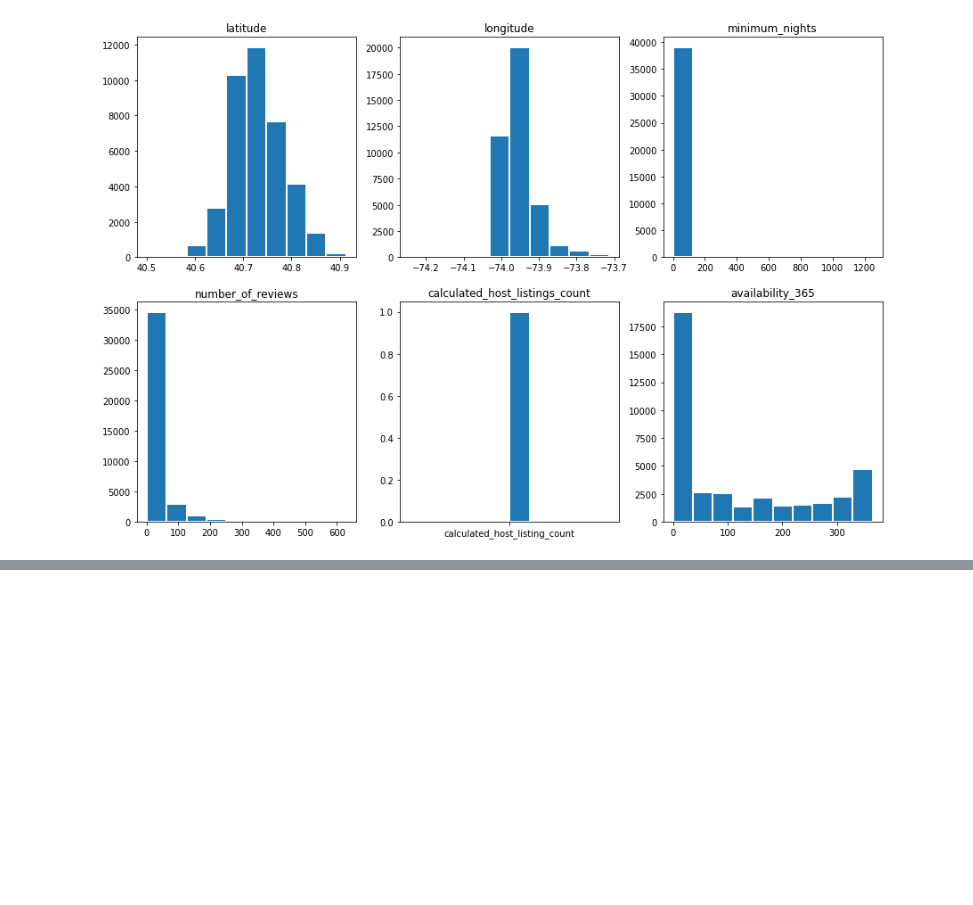
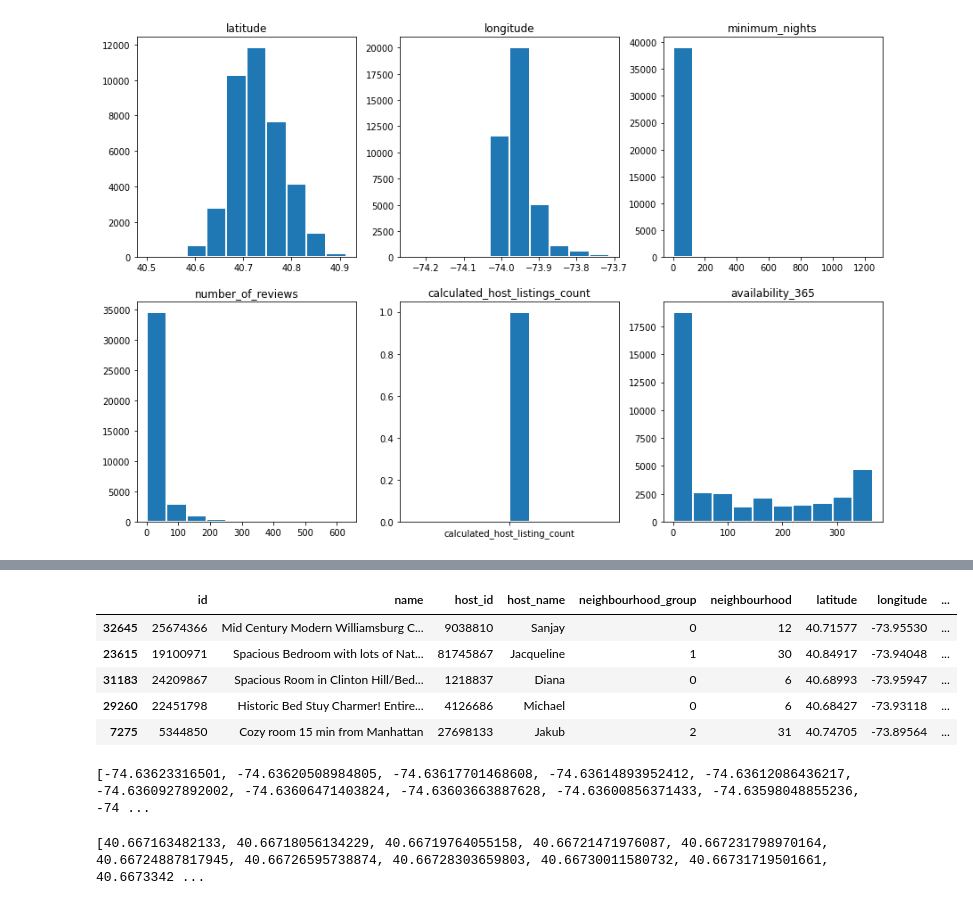
Before and after one commit to jeyakumarvs/datascience, a Jupyter notebook: airbnb_price_prediction.ipynb, the cells around one changed output, grey strips where cells are left out. Saved outputs shown, nothing was run; the diff lists cells and outputs as text; code cells hidden in the pictures; blank space fills up the shorter version.

```diff
--- a/airbnb_price_prediction.ipynb
+++ b/airbnb_price_prediction.ipynb
@@ -244 +269,10 @@ roomtyp_Private room             -0.232813
 Name: price, dtype: float64
+# %%
+tr_data.head()
+# %% [output]
+|  | id | name | host_id | host_name | neighbourhood_group | neighbourhood | latitude | longitude | ... |
+| 32645 | 25674366 | Mid Century Modern Williamsburg C... | 9038810 | Sanjay | 0 | 12 | 40.71577 | -73.95530 | ... |
+| 23615 | 19100971 | Spacious Bedroom with lots of Nat... | 81745867 | Jacqueline | 1 | 30 | 40.84917 | -73.94048 | ... |
+| 31183 | 24209867 | Spacious Room in Clinton Hill/Bed... | 1218837 | Diana | 0 | 6 | 40.68993 | -73.95947 | ... |
+| 29260 | 22451798 | Historic Bed Stuy Charmer! Entire... | 4126686 | Michael | 0 | 6 | 40.68427 | -73.93118 | ... |
+| 7275 | 5344850 | Cozy room 15 min from Manhattan | 27698133 | Jakub | 2 | 31 | 40.74705 | -73.89564 | ... |
@@ -244,0 +308,8 @@ Name: price, dtype: float64
+# %%
+print(long_boundary)
+# %% [output]
+[-74.63623316501, -74.63620508984805, -74.63617701468608, -74.63614893952412, -74.63612086436217, -74.6360927892002, -74.63606471403824, -74.63603663887628, -74.63600856371433, -74.63598048855236, -74 ...
+# %%
+print(lat_boundary)
+# %% [output]
+[40.667163482133, 40.66718056134229, 40.66719764055158, 40.66721471976087, 40.667231798970164, 40.66724887817945, 40.66726595738874, 40.66728303659803, 40.66730011580732, 40.66731719501661, 40.6673342 ...
```
Also changed, not shown: parts of 21 cells of this notebook.
